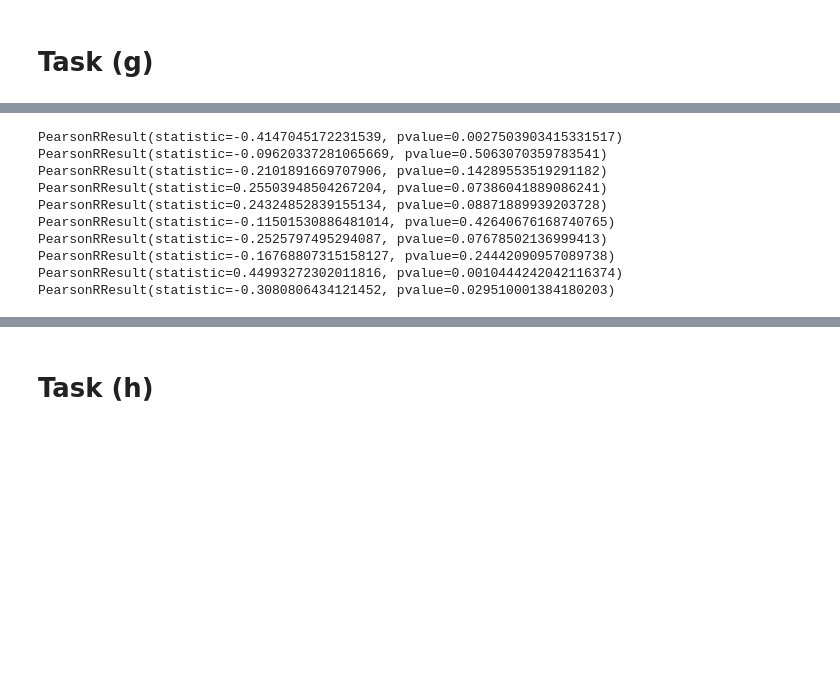
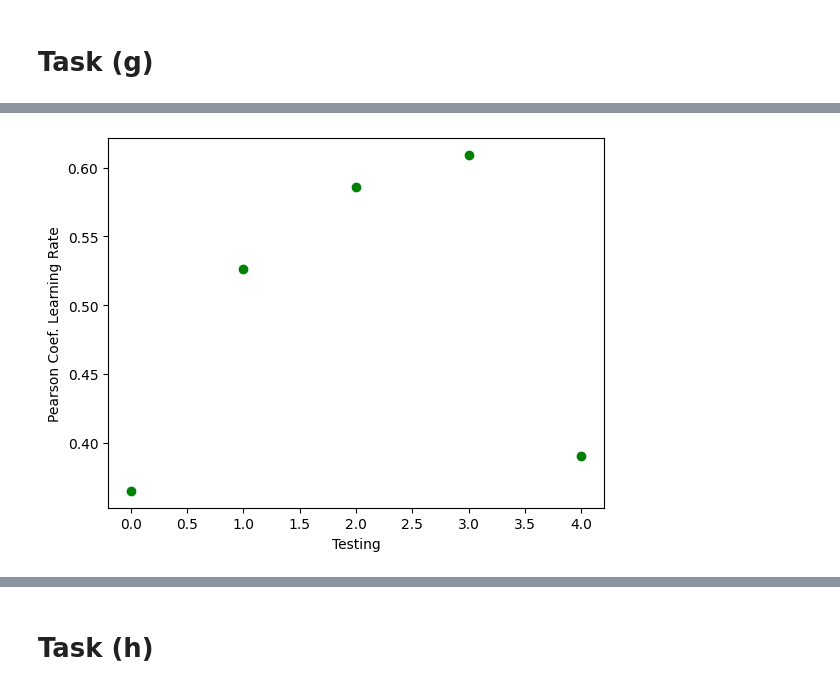
Before and after one commit to Unka-Malloc/Python-Neuron-Stimuli-2, a Jupyter notebook: CNN-CW2.ipynb, the cells around one changed output, grey strips where cells are left out. Saved outputs shown, nothing was run; the diff lists cells and outputs as text; code cells hidden in the pictures; blank space fills up the shorter version.

```diff
--- a/CNN-CW2.ipynb
+++ b/CNN-CW2.ipynb
@@ -612,18 +651,20 @@ def param_recovery():
 
     return pd.DataFrame(params_g)
 # %%
-for i in range(10):
+pear_coef_alpha_g = []
+pear_coef_beta_g = []
+
+for i in range(5):
     res_g = param_recovery()
 
-    print(stats.pearsonr(res_g['alpha'], res_g['beta']))
+    pear_coef_alpha_g.append(stats.pearsonr(res_g['alpha'], params_df['alpha']))
+    pear_coef_beta_g.append(stats.pearsonr(res_g['beta'], params_df['beta']))
-# %% [output]
-PearsonRResult(statistic=-0.4147045172231539, pvalue=0.0027503903415331517)
-PearsonRResult(statistic=-0.09620337281065669, pvalue=0.5063070359783541)
-PearsonRResult(statistic=-0.2101891669707906, pvalue=0.14289553519291182)
-PearsonRResult(statistic=0.25503948504267204, pvalue=0.07386041889086241)
-PearsonRResult(statistic=0.24324852839155134, pvalue=0.08871889939203728)
-PearsonRResult(statistic=-0.11501530886481014, pvalue=0.42640676168740765)
-PearsonRResult(statistic=-0.2525797495294087, pvalue=0.07678502136999413)
-PearsonRResult(statistic=-0.16768807315158127, pvalue=0.24442090957089738)
-PearsonRResult(statistic=0.44993272302011816, pvalue=0.0010444242042116374)
-PearsonRResult(statistic=-0.3080806434121452, pvalue=0.029510001384180203)
+# %%
+import matplotlib.pyplot as plt
+
+plt.scatter(range(0, 5), [i.pvalue for i in pear_coef_alpha_g], color='green')
+plt.xlabel('Testing')
+plt.ylabel('Pearson Coef. Learning Rate')
+plt.show()
+# %% [output]
+[figure, added]
```
Also changed, not shown: parts of 26 cells of this notebook.
